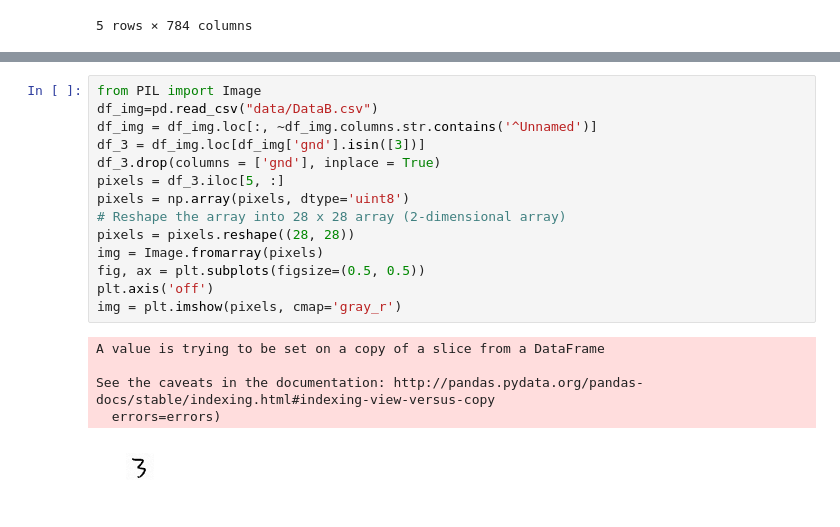
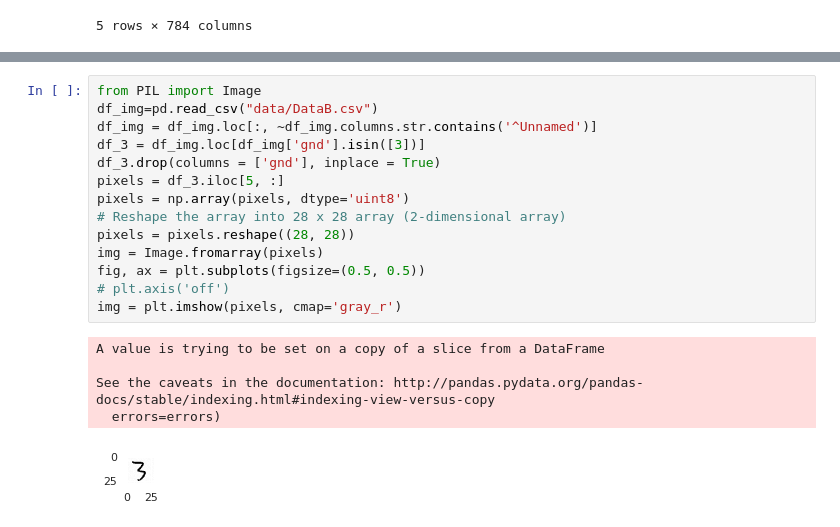
Before and after one commit to shreesha-1990/657A-Assignments, a Jupyter notebook: ECE - 657A Assignment1.ipynb, the cells around one changed output, grey strips where cells are left out. Drawn from its saved outputs; the diff is of its cells as text.

```diff
--- a/ECE - 657A Assignment1.ipynb
+++ b/ECE - 657A Assignment1.ipynb
@@ -406,22 +406,22 @@ sns.scatterplot(ax = ax, x="LLE Component 1", y="LLE Component 2", alpha = 0.7,
 # %%
 from PIL import Image
 df_img=pd.read_csv("data/DataB.csv")
 df_img = df_img.loc[:, ~df_img.columns.str.contains('^Unnamed')]
 df_3 = df_img.loc[df_img['gnd'].isin([3])]
 df_3.drop(columns = ['gnd'], inplace = True)
 pixels = df_3.iloc[5, :]
 pixels = np.array(pixels, dtype='uint8')
 # Reshape the array into 28 x 28 array (2-dimensional array)
 pixels = pixels.reshape((28, 28))
 img = Image.fromarray(pixels)
 fig, ax = plt.subplots(figsize=(0.5, 0.5))
-plt.axis('off')
+# plt.axis('off')
 img = plt.imshow(pixels, cmap='gray_r')
 # %% [output]
 A value is trying to be set on a copy of a slice from a DataFrame
 
 See the caveats in the documentation: http://pandas.pydata.org/pandas-docs/stable/indexing.html#indexing-view-versus-copy
   errors=errors)
-[figure, old version]
+[figure, new version]
 # %%
 from matplotlib.offsetbox import OffsetImage, AnnotationBbox
```
Also changed, not shown: parts of 6 cells of this notebook.
